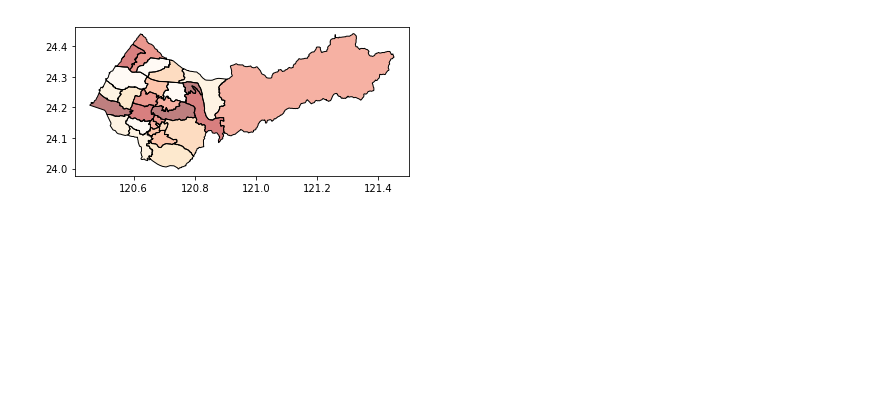
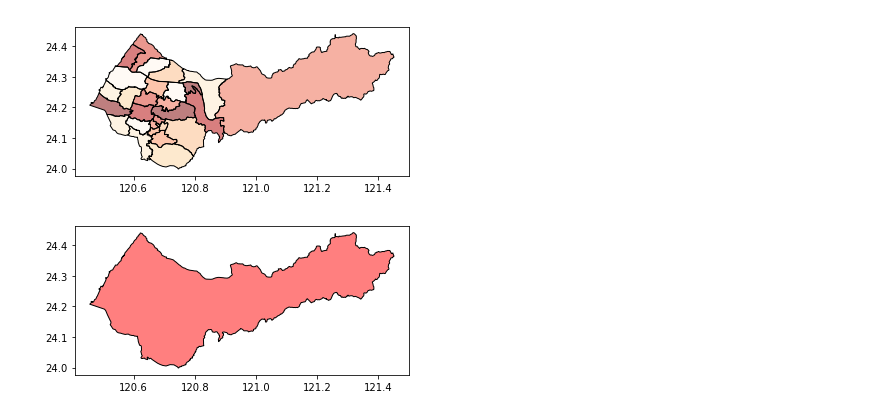
Before and after one commit to mosdeo/GeoPandas_GettingStart, a Jupyter notebook: GeoPandas_GettingStart.ipynb, the cells around one changed output. Cells and saved outputs as stored; diff of their text form; code cells hidden in the pictures; blank space fills up the shorter version.

```diff
--- a/GeoPandas_GettingStart.ipynb
+++ b/GeoPandas_GettingStart.ipynb
@@ -14,3 +17,10 @@ taichung_shp.plot(cmap='OrRd',)
 plt.show()
 # %% [output]
 [figure]
+# %%
+from shapely.ops import cascaded_union
+mergedpoly = gp.GeoSeries(cascaded_union(taichung_shp['geometry']))
+mergedpoly.plot(color = 'red')
+plt.show()
+# %% [output]
+[figure, added]
```
Also changed, not shown: parts of 1 cell of this notebook.
